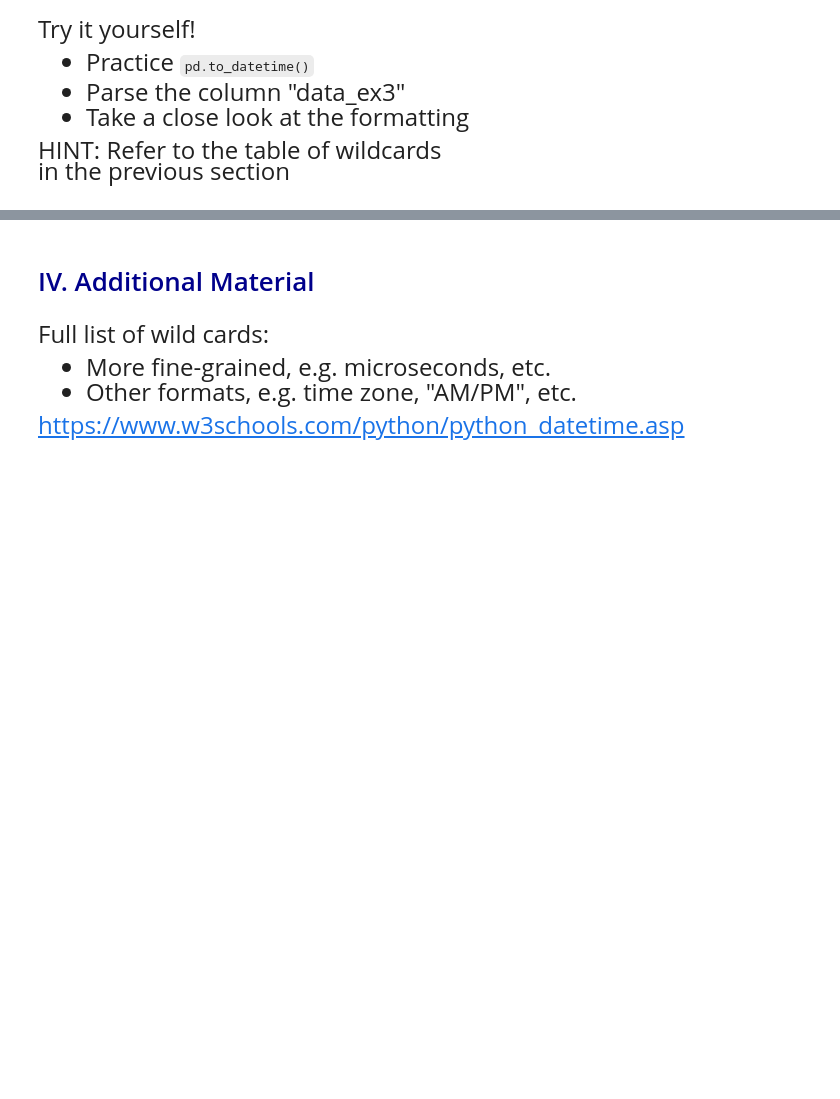
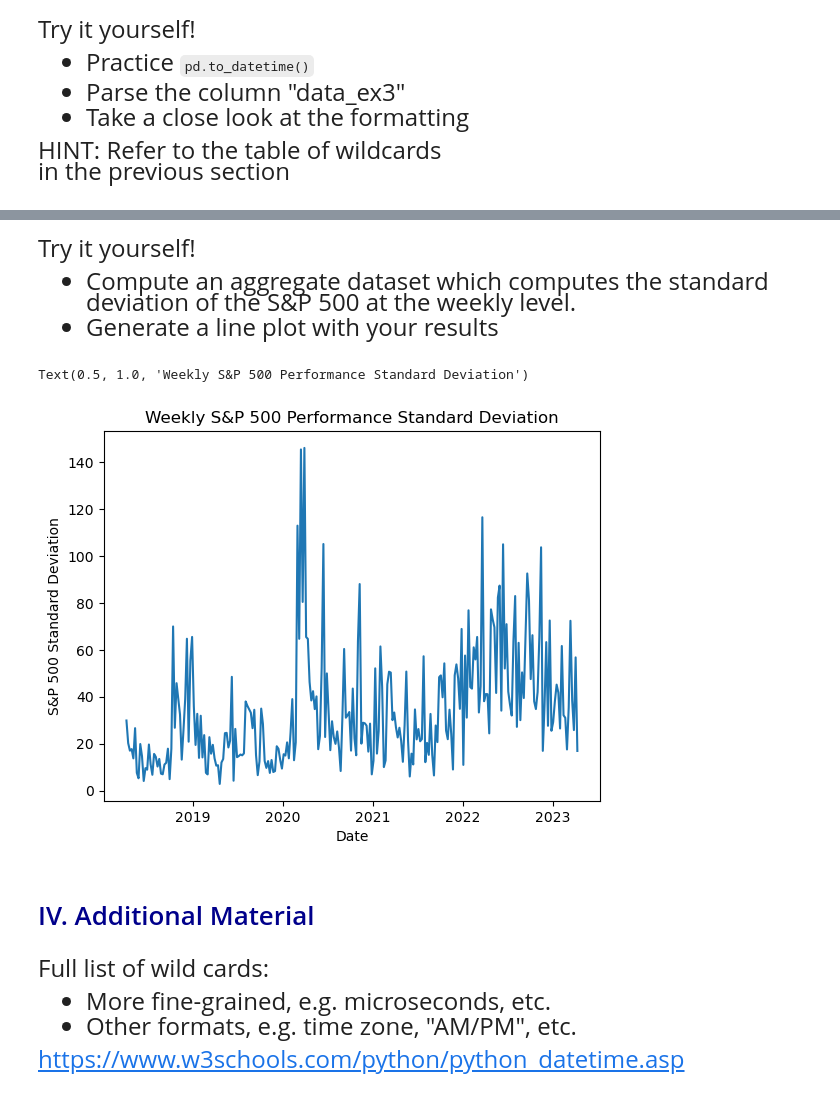
Before and after one commit to jonathanzhang-cs/emoryQTM151, a Jupyter notebook: Lecture 21/Lecture 21 copy.ipynb, the cells around one changed output, grey strips where cells are left out. Saved outputs shown, nothing was run; the diff lists cells and outputs as text; code cells hidden in the pictures; blank space fills up the shorter version.

```diff
--- a/Lecture 21/Lecture 21 copy.ipynb
+++ b/Lecture 21/Lecture 21 copy.ipynb
@@ -219,5 +273,24 @@ HINT: Refer to the table of wildcards <br>
 # %% [markdown]
 <font size = "5">
+# %% [markdown]
+<font size = "5">
+
+Try it yourself!
+
+- Compute an aggregate dataset which computes the standard <br>
+deviation of the S&P 500 at the weekly level.
+- Generate a line plot with your results
+# %%
+# Write your own code
+week_config = pd.Grouper(key="date", freq='W')
+week_data = financial.groupby(week_config).agg(std=("sp500", "std")).reset_index()
+plt.plot("date", "std", data=week_data)
+plt.xlabel("Date")
+plt.ylabel("S&P 500 Standard Deviation")
+plt.title("Weekly S&P 500 Performance Standard Deviation")
+# %% [output]
+Text(0.5, 1.0, 'Weekly S&P 500 Performance Standard Deviation')
+[figure, added]
 # %% [markdown]
 # <span style="color:darkblue"> IV. Additional Material </span>
 # %% [markdown]
```
Also changed, not shown: parts of 10 cells of this notebook.
